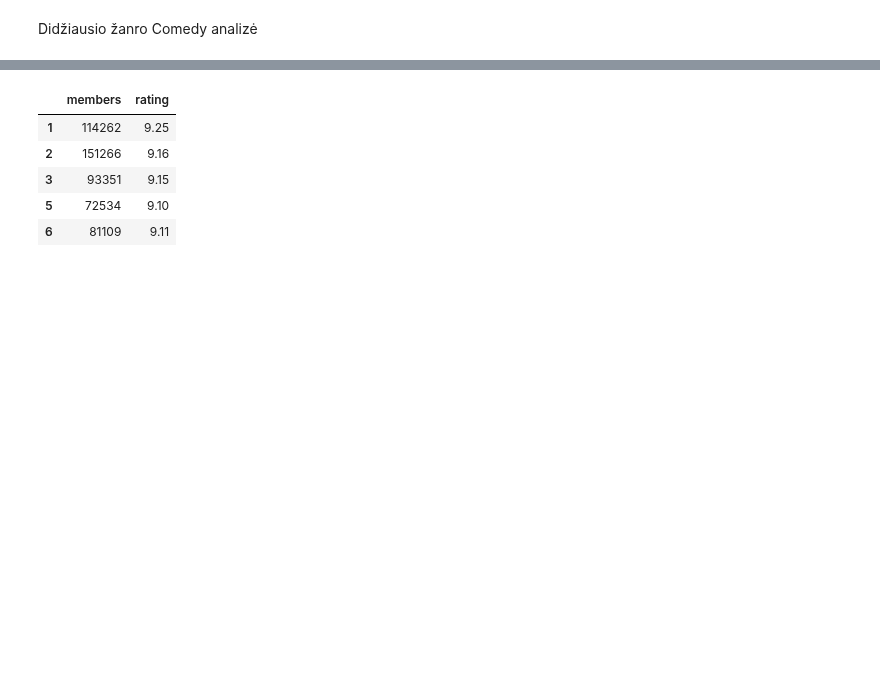
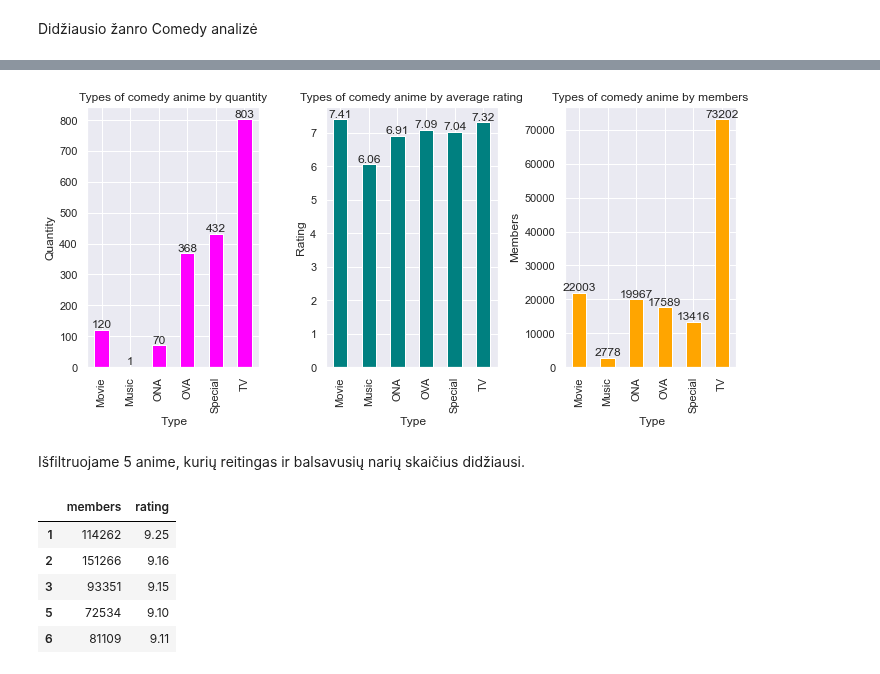
Before and after one commit to ErnestaTum/-Python_mokymai, a Jupyter notebook: baigiamasis_darbas.ipynb, the cells around one changed output, grey strips where cells are left out. Saved outputs shown, nothing was run; the diff lists cells and outputs as text; code cells hidden in the pictures; blank space fills up the shorter version.

```diff
--- a/baigiamasis_darbas.ipynb
+++ b/baigiamasis_darbas.ipynb
@@ -315,7 +323,7 @@ ax.set_title('Types of genre by quantity')
 ax.set(xlabel=' Genre', ylabel='Quantity')
 plt.xticks(rotation=90)
 plt.grid(True)
-sns.set(rc={'figure.figsize':(6,6)})
+sns.set(rc={'figure.figsize':(4,4)})
 plt.show()
 # %% [output]
 [figure]
@@ -352,3 +370,28 @@ Didžiausio žanro Comedy analizė
+# %%
+plt.subplot(1,3,1)
+
+ax1 = comedy_genre.groupby('type').count()['anime_id'].plot (kind = "bar", color = 'magenta', figsize =(10,5))
+ax1.bar_label(ax1.containers[0])
+ax1.set_title('Types of comedy anime by quantity')
+ax1.set(xlabel=' Type', ylabel='Quantity')
+
+plt.subplot(1,3,2)
+ax2 = comedy_genre.groupby('type').mean()['rating'].round(2).plot (kind = "bar", color = 'teal',figsize =(10,5) )
+ax2.bar_label(ax2.containers[0])
+ax2.set_title('Types of comedy anime by average rating')
+ax2.set(xlabel=' Type', ylabel='Rating')
+
+plt.subplot(1,3,3)
+ax3 = comedy_genre.groupby('type').mean()['members'].round(0).plot (kind = "bar", color = 'orange', figsize =(10,5))
+ax3.bar_label(ax3.containers[0])
+ax3.set_title('Types of comedy anime by members')
+ax3.set(xlabel=' Type', ylabel='Members')
+
+plt.tight_layout()
+# %% [output]
+[figure, added]
+# %% [markdown]
+Išfiltruojame 5 anime, kurių reitingas ir balsavusių narių skaičius didžiausi.
 # %%
 fd_genre[fd_genre["filtered_genre"] == "Comedy "][['members','rating']].head(5)
 # %% [output]
```
Also changed, not shown: parts of 13 cells of this notebook.
